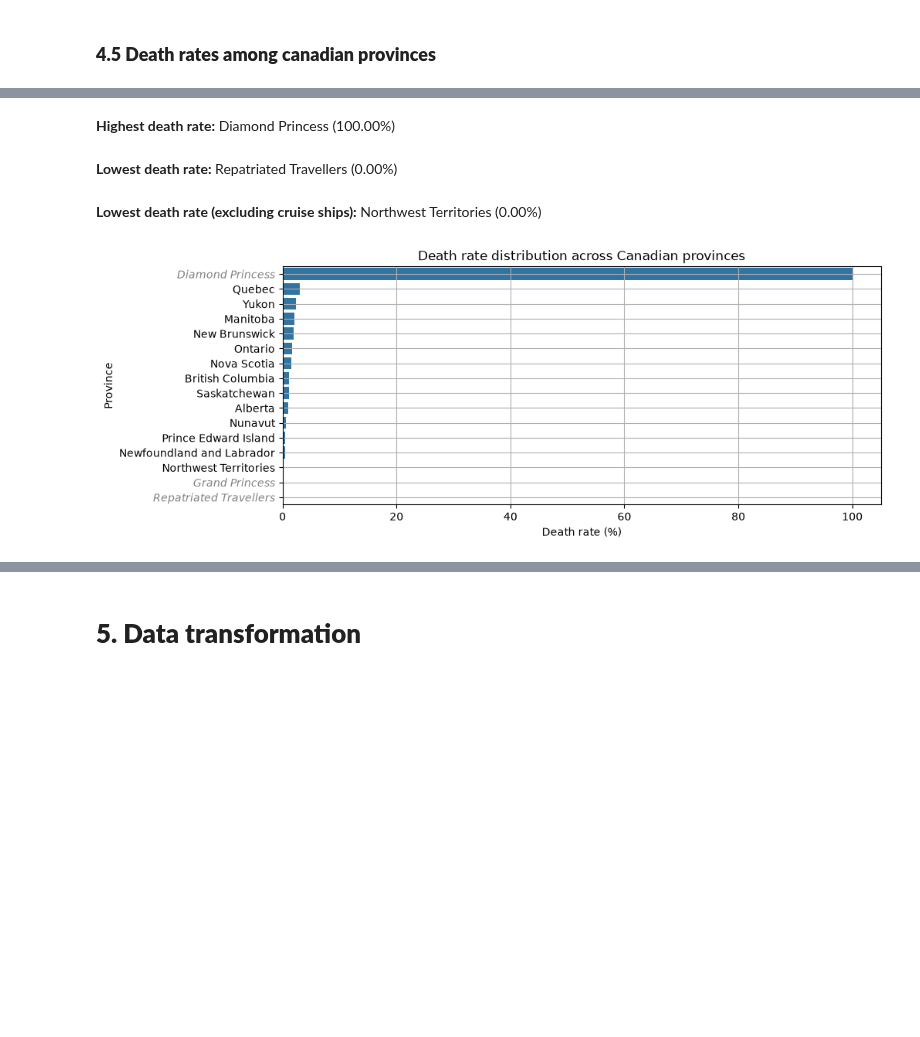
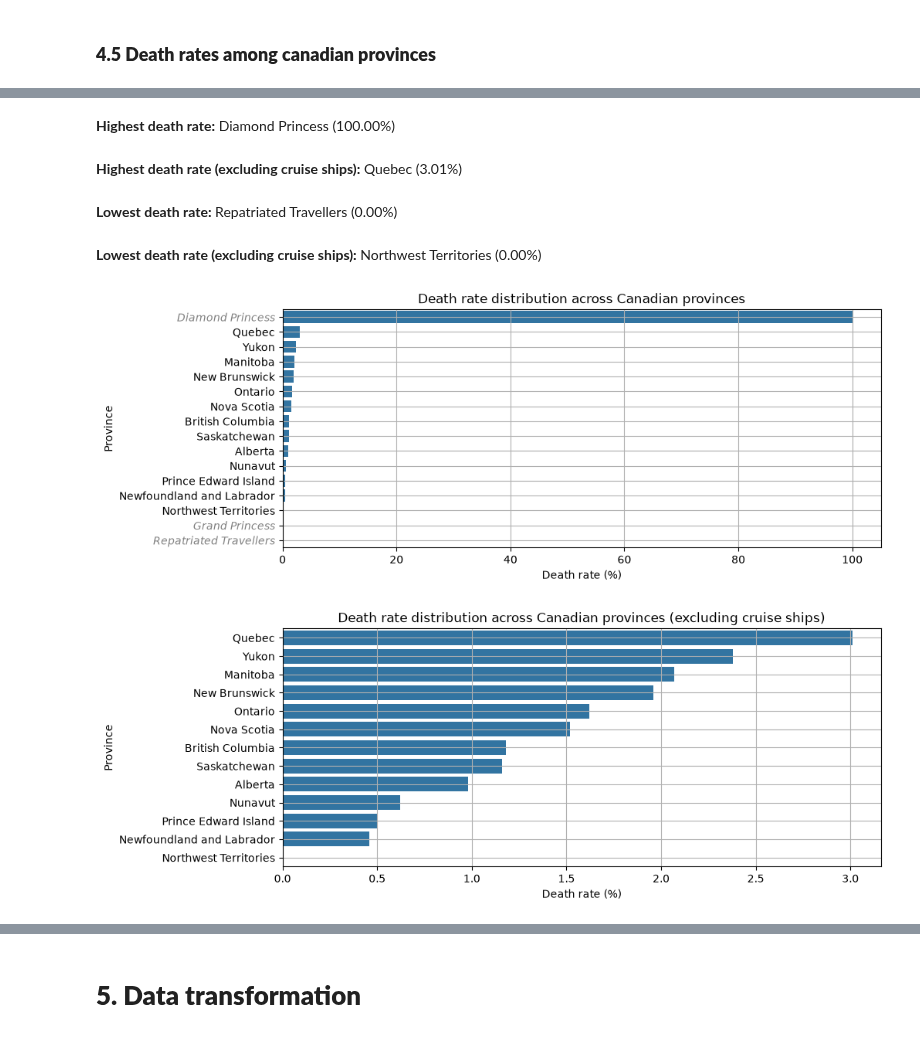
Before and after one commit to chetanchandel31/da-covid19, a Jupyter notebook: notebooks/01_covid_19_analysis.ipynb, the cells around one changed output, grey strips where cells are left out. Drawn from its saved outputs; the diff is of its cells as text; code cells hidden in the pictures; blank space fills up the shorter version.

```diff
--- a/notebooks/01_covid_19_analysis.ipynb
+++ b/notebooks/01_covid_19_analysis.ipynb
@@ -6,6 +6,9 @@ import plotly.express as px
 import seaborn as sns
 from IPython.display import Markdown, display
 from matplotlib import ticker
+# %%
+# constants
+CRUISE_SHIPS = ["Diamond Princess", "Grand Princess", "MS Zaandam", "Repatriated Travellers"]
 # %% [markdown]
 # **1. Data collection / loading**
 # %%
@@ -815,15 +818,19 @@ df_death_rate_canadian_provinces = df_death_rate_canadian_provinces.sort_values(
 )
 
 display(df_death_rate_canadian_provinces)
-non_provinces = ["Diamond Princess", "Grand Princess", "Repatriated Travellers"]
 
 df_real = df_death_rate_canadian_provinces[
-    ~df_death_rate_canadian_provinces.index.isin(non_provinces)
+    ~df_death_rate_canadian_provinces.index.isin(CRUISE_SHIPS)
 ]
 
 display(
     Markdown(
         f"**Highest death rate:** {df_death_rate_canadian_provinces.index[0]} ({df_death_rate_canadian_provinces['death_rate'].iloc[0]:.2f}%)"
+    )
+)
+display(
+    Markdown(
+        f"**Highest death rate (excluding cruise ships):** {df_real.index[0]} ({df_real['death_rate'].iloc[0]:.2f}%)"
     )
 )
 display(
@@ -848,34 +855,49 @@ plt.ylabel("Province")
 plt.title("Death rate distribution across Canadian provinces")
 # grayed-out cruise ships disguised as districts
 ax = plt.gca()
 for tick_label in ax.get_yticklabels():
-    if tick_label.get_text() in non_provinces:
+    if tick_label.get_text() in CRUISE_SHIPS:
         tick_label.set_color("gray")
         tick_label.set_style("italic")
 
 plt.grid()
 plt.show()
+
+# bar chart for canadian provinces (excluding ships)
+plt.figure(figsize=(10, 4))
+sns.barplot(
+    x=df_real["death_rate"],
+    y=df_real.index,
+)
+plt.xlabel("Death rate (%)")
+plt.ylabel("Province")
+plt.title("Death rate distribution across Canadian provinces (excluding cruise ships)")
+
+plt.grid()
+plt.show()
 # %% [output]
 |  | death_cases | confirmed_cases | death_rate |
 | Province/State |  |  |  |
 | Diamond Princess | 1.0 | 1.0 | 100.00 |
 | Quebec | 11125.0 | 369728.0 | 3.01 |
 | Yukon | 2.0 | 84.0 | 2.38 |
 | Manitoba | 1045.0 | 50499.0 | 2.07 |
 | New Brunswick | 43.0 | 2191.0 | 1.96 |
 | Ontario | 8698.0 | 537138.0 | 1.62 |
 | Nova Scotia | 84.0 | 5530.0 | 1.52 |
 | British Columbia | 1692.0 | 143581.0 | 1.18 |
 | Saskatchewan | 537.0 | 46464.0 | 1.16 |
 | Alberta | 2214.0 | 226855.0 | 0.98 |
 | Nunavut | 4.0 | 648.0 | 0.62 |
 | Prince Edward Island | 1.0 | 200.0 | 0.50 |
 | Newfoundland and Labrador | 6.0 | 1302.0 | 0.46 |
 | Northwest Territories | 0.0 | 127.0 | 0.00 |
 | Grand Princess | 0.0 | 13.0 | 0.00 |
 | Repatriated Travellers | 0.0 | 13.0 | 0.00 |
 **Highest death rate:** Diamond Princess (100.00%)
-**Lowest death rate:** Repatriated Travellers (0.00%)
+**Highest death rate (excluding cruise ships):** Quebec (3.01%)
-**Lowest death rate (excluding cruise ships):** Northwest Territories (0.00%)
+**Lowest death rate:** Repatriated Travellers (0.00%)
+**Lowest death rate (excluding cruise ships):** Northwest Territories (0.00%)
 [figure]
+[figure, added]
 # %% [markdown]
```
Also changed, not shown: parts of 13 cells of this notebook.
